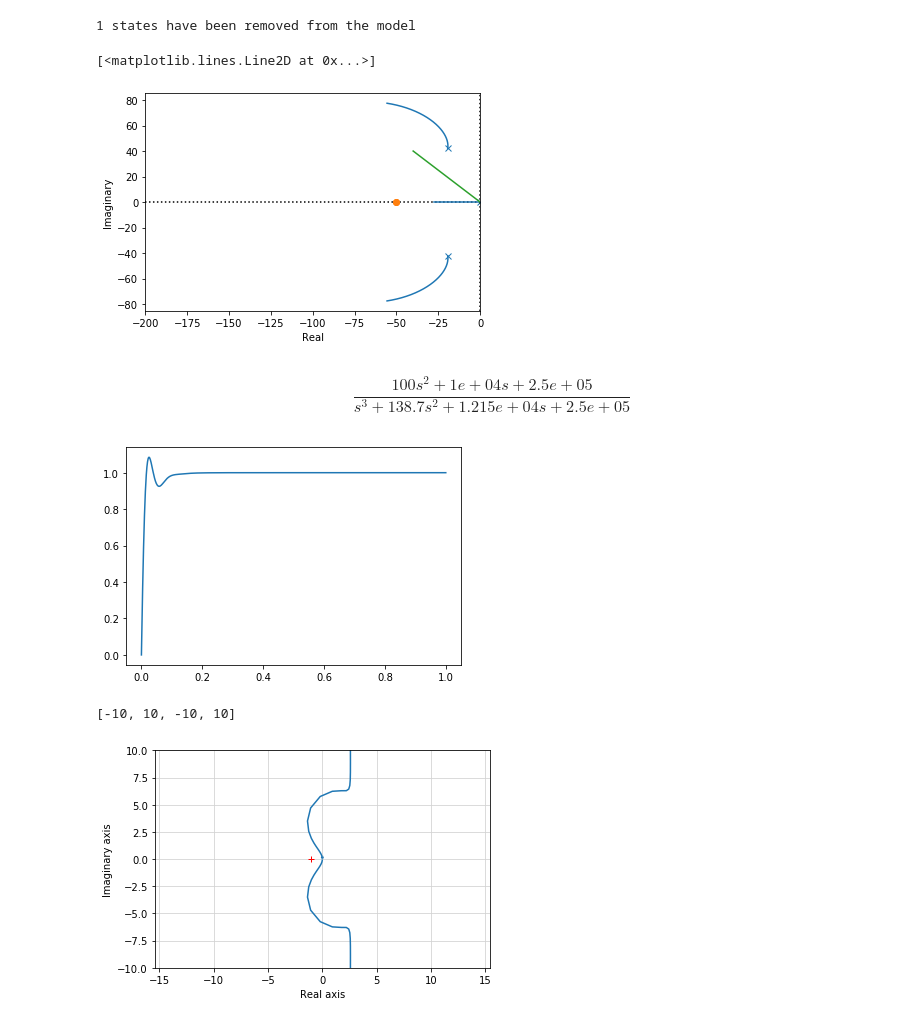
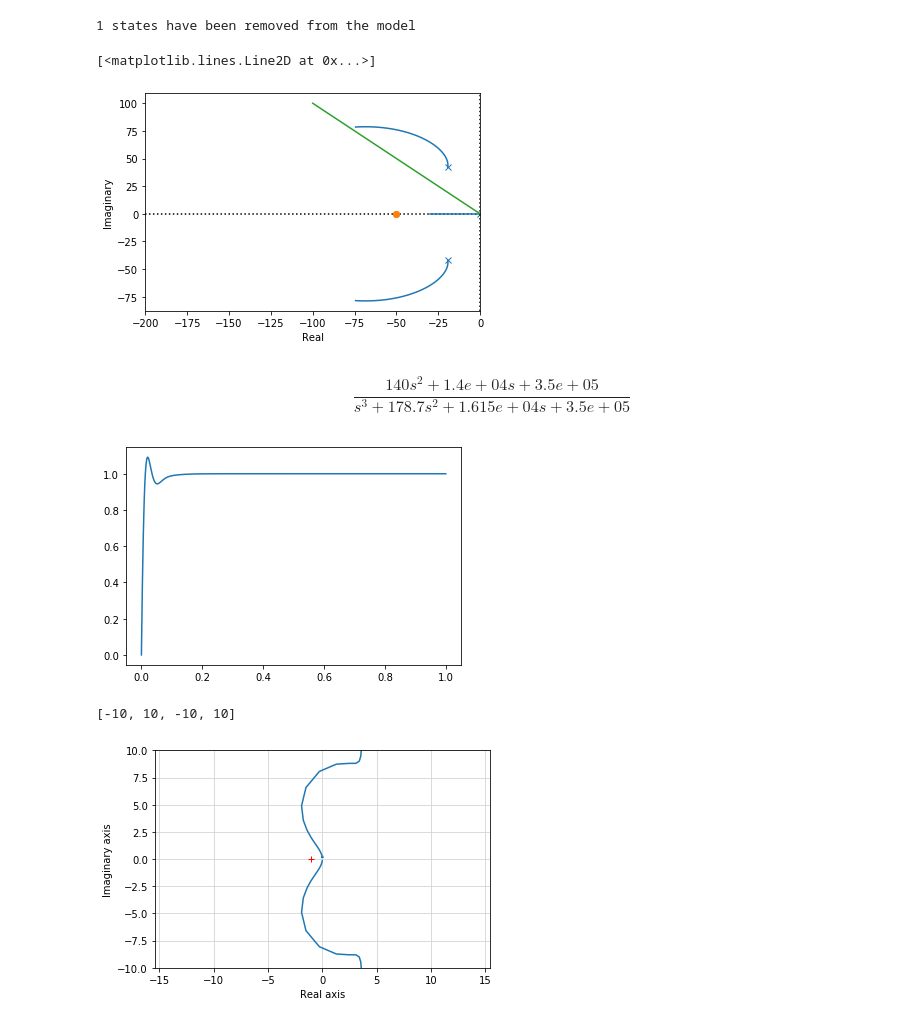
Before and after one commit to cohen39/blue-eyes-white-dragon, a Jupyter notebook: notes/Rockt_control_design.ipynb, the cells around one changed output. Saved outputs shown, nothing was run; the diff lists cells and outputs as text; code cells hidden in the pictures.

```diff
--- a/notes/Rockt_control_design.ipynb
+++ b/notes/Rockt_control_design.ipynb
@@ -603,23 +601,23 @@ control.rlocus(G,  kvect=np.linspace(0, 1, 1000), xlim=[-100, 0], ylim=[-30, 30]
 # %% [output]
 [figure]
 # %%
-H = 100*(s+50)*(s+50)/(s*(2138*s + 208.8))
+H = 140*(s+50)*(s+50)/(s*(2138*s + 208.8))
 Go = control.minreal(G*H, 1e-4)
 # %% [output]
 1 states have been removed from the model
 # %%
 control.rlocus(Go, kvect=np.linspace(0, 1, 1000), xlim=[-200, 0]);
-plt.plot([0, -40], [0, 40])
+plt.plot([0, -100], [0, 100])
 # %% [output]
 [<matplotlib.lines.Line2D at 0x...>]
-[figure, old version]
+[figure, new version]
 # %%
 Gc = control.feedback(Go)
 t, y = control.step_response(Gc, T=np.linspace(0, 1, 1000))
 plt.plot(t, y)
 Gc
 # %% [output]
-$$\frac{100 s^2 + 1e+04 s + 2.5e+05}{s^3 + 138.7 s^2 + 1.215e+04 s + 2.5e+05}$$
+$$\frac{140 s^2 + 1.4e+04 s + 3.5e+05}{s^3 + 178.7 s^2 + 1.615e+04 s + 3.5e+05}$$
 [figure]
 # %%
 control.nyquist(Go);
@@ -627,7 +625,7 @@ plt.axis('equal')
 plt.axis([-10, 10, -10, 10])
 # %% [output]
 [-10, 10, -10, 10]
-[figure, old version]
+[figure, new version]
 # %%
 control.bode(Go, margins=True, dB=True, omega=np.logspace(1, 5));
 # %% [output]
```
Also changed, not shown: parts of 19 cells of this notebook.
